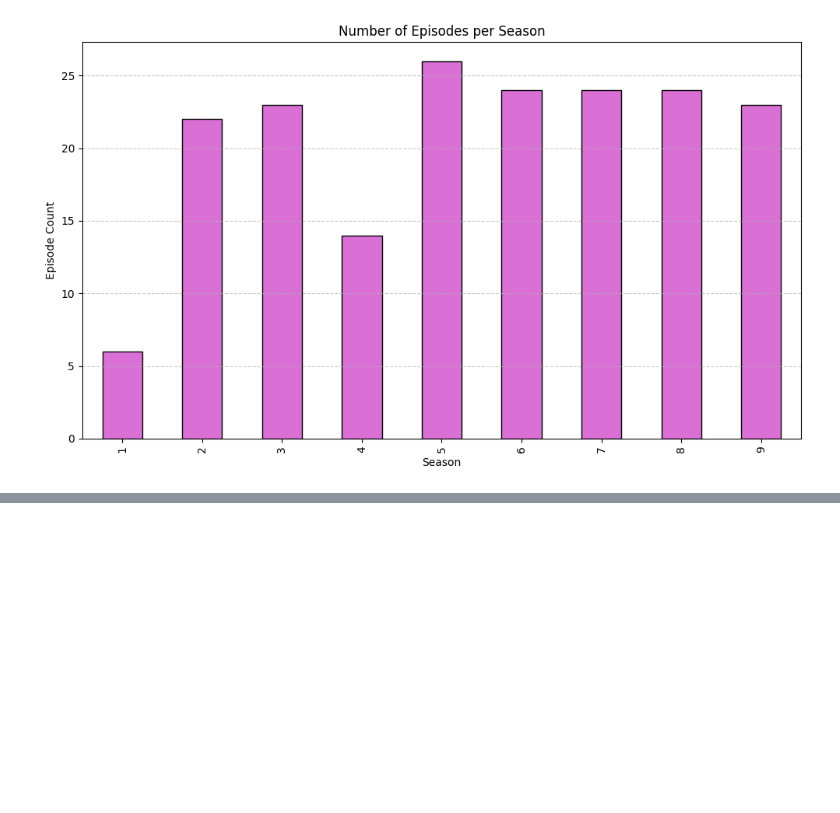
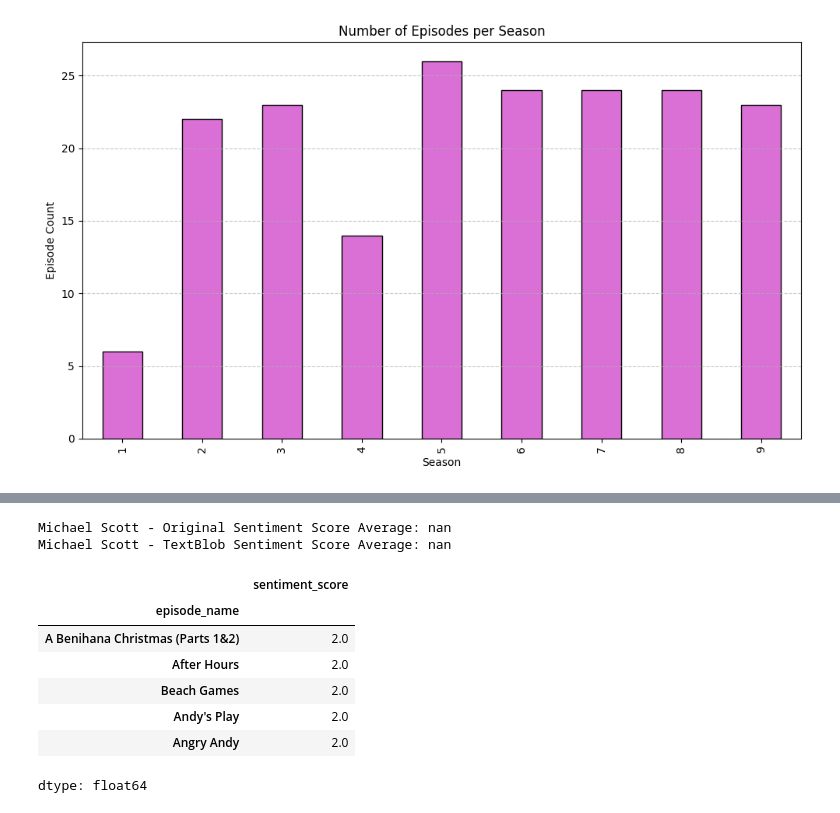
Before and after one commit to njones5714/My-notebook, a Jupyter notebook: Project_101.ipynb, the cells around one changed output, grey strips where cells are left out. Drawn from its saved outputs; the diff is of its cells as text; code cells hidden in the pictures; blank space fills up the shorter version.

```diff
--- a/Project_101.ipynb
+++ b/Project_101.ipynb
@@ -151,0 +169,27 @@ plt.show()
+# %%
+# Filter for Michael Scott
+michael_df = df[df['character'] == 'Michael Scott']
+
+# Calculate average sentiment using both methods
+original_avg = michael_df['sentimentAnalysis_score'].mean()
+textblob_avg = michael_df['sentiment_score'].mean()
+
+print("Michael Scott - Original Sentiment Score Average:", round(original_avg, 3))
+print("Michael Scott - TextBlob Sentiment Score Average:", round(textblob_avg, 3))
+# %% [output]
+Michael Scott - Original Sentiment Score Average: nan
+Michael Scott - TextBlob Sentiment Score Average: nan
+# %%
+# Measure range of sentiment scores per episode
+sentiment_range = df.groupby('episode_name')['sentiment_score'].agg(lambda x: x.max() - x.min())
+top_range_episodes = sentiment_range.sort_values(ascending=False).head(5)
+top_range_episodes
+# %% [output]
+|  | sentiment_score |
+| episode_name |  |
+| A Benihana Christmas (Parts 1&2) | 2.0 |
+| After Hours | 2.0 |
+| Beach Games | 2.0 |
+| Andy's Play | 2.0 |
+| Angry Andy | 2.0 |
+dtype: float64
```
Also changed, not shown: parts of 6 cells of this notebook.
